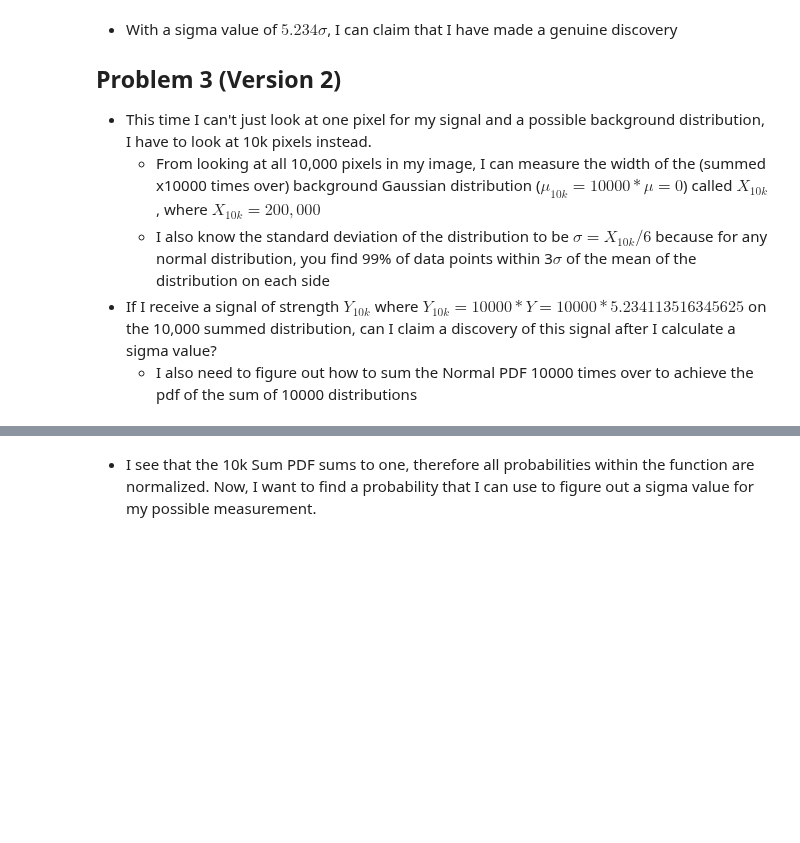
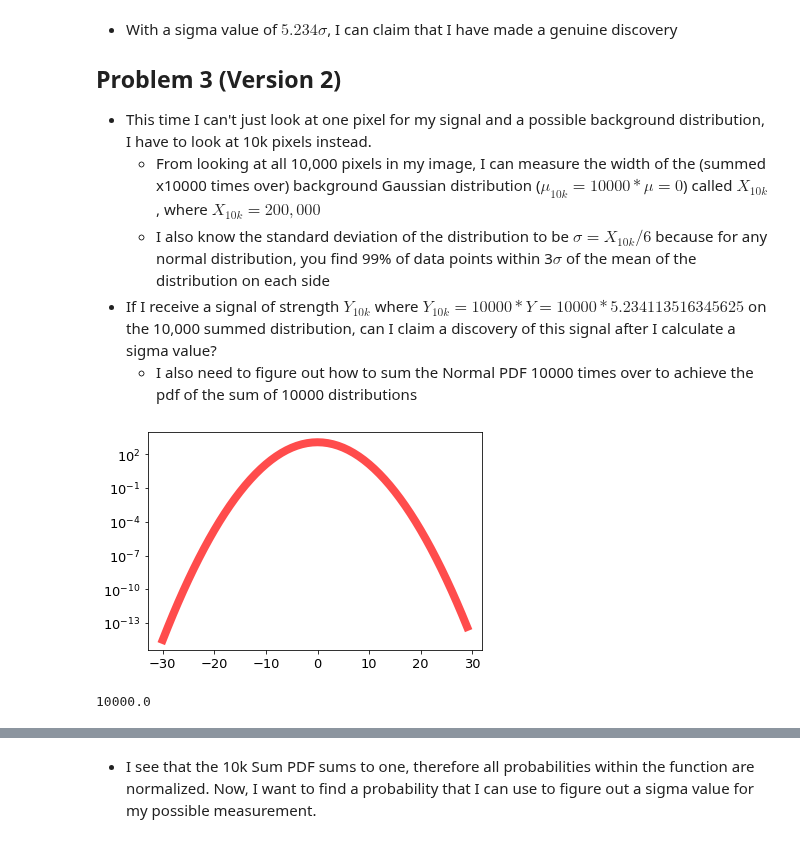
Before and after one commit to jbc1216/434-Portfolio, a Jupyter notebook: FinchCarr_Lab02.ipynb, the cells around one changed output, grey strips where cells are left out. Saved outputs shown, nothing was run; the diff lists cells and outputs as text; code cells hidden in the pictures; blank space fills up the shorter version.

```diff
--- a/FinchCarr_Lab02.ipynb
+++ b/FinchCarr_Lab02.ipynb
@@ -393,3 +388,31 @@ for i in range(sum-1):
+# %%
+#sum = 10000
+#PDF_10k = LIGO
+#for i in range(sum-1):
+#    PDF_10k = signal.fftconvolve(PDF_10k, LIGO, mode='full');
+
+# I have the pdf for one observation period, so now I want to take that and create an expected pdf for 10k days
+fig, ax = plt.subplots(1, 1)
+plt.yscale('log')
+
+sigY = 5.234113516345625
+width = 20
+scaleN = width/6
+plt.tick_params(labelsize = 13)
+
+# Let's create an x-axis that we can plot our 10k distribution on
+n = np.arange(-30, 30)
+
+LIGO = stats.norm.pdf(n, loc = 0, scale = scaleN)
+days = 10000
+LIGO10k = LIGO * days
+# Now let's plot the results of the normal distribution against its input x-values
+ax.plot(n, LIGO10k, 'r-', lw=8, alpha=.7, label='Normal PDF')
+plt.show()
+LIGO10k.sum()
+# %% [output]
+[figure, added]
+10000.0
 # %%
 sigY10k = 10000 * 5.234113516345625
 width10k = 20*10000
```
Also changed, not shown: parts of 6 cells of this notebook.
